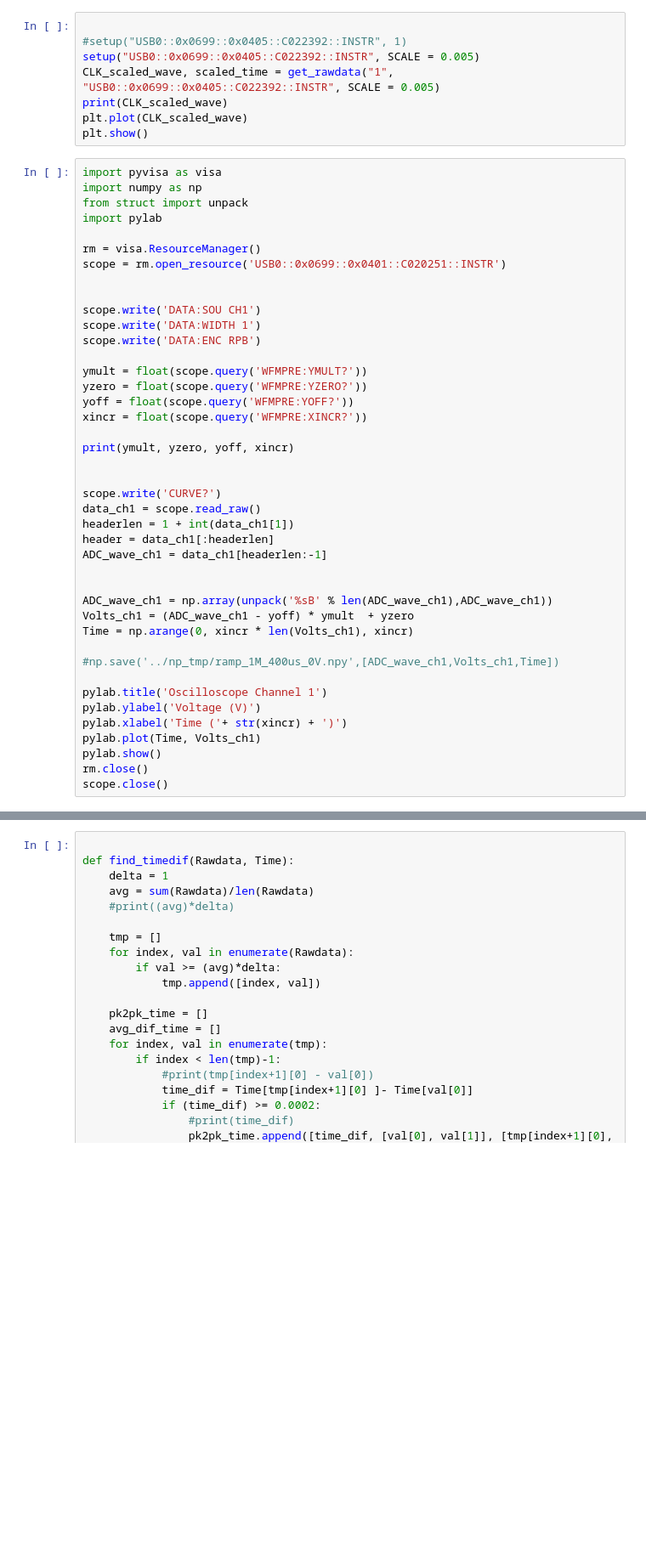
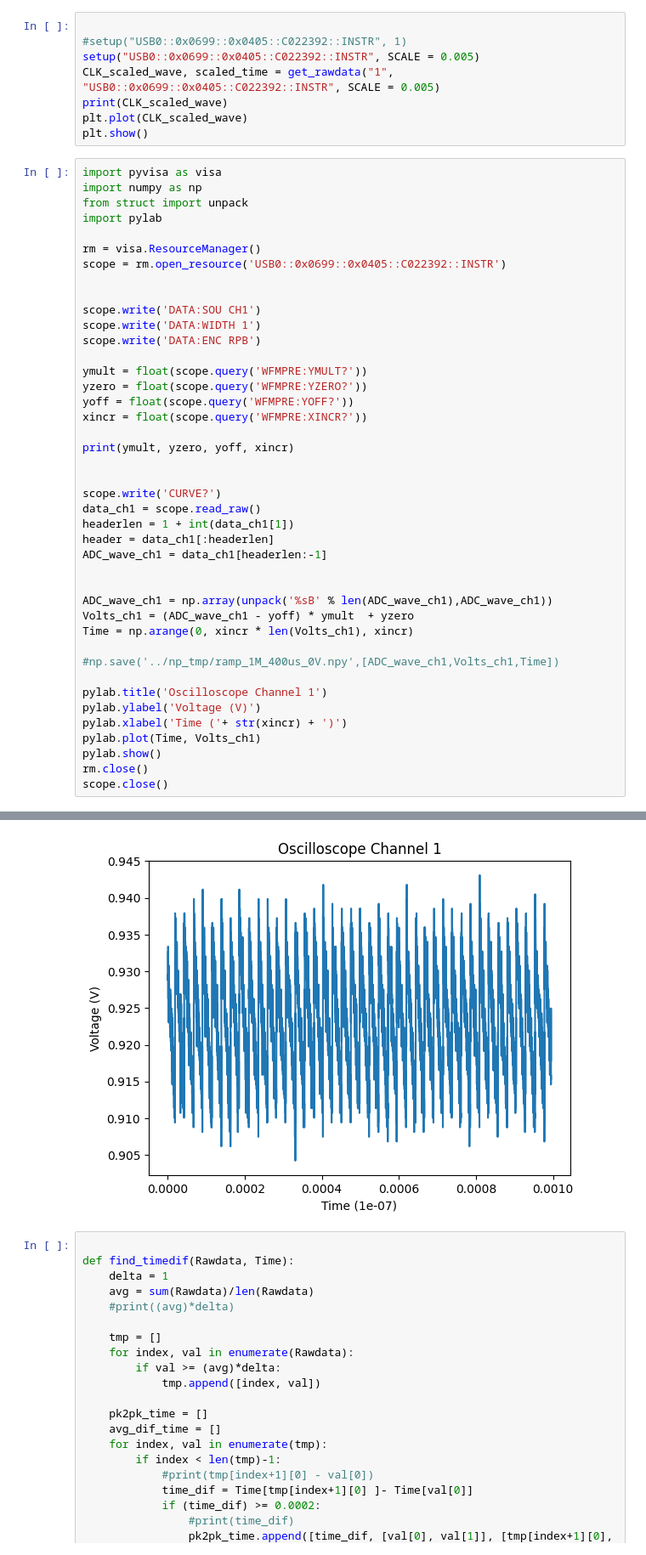
Before and after one commit to 106368030chentairong/SIV-POWER, a Jupyter notebook: test_lib/get_rawdata.ipynb, the cells around one changed output, grey strips where cells are left out. Shown at 85% size. Cells and saved outputs as stored; diff of their text form; blank space fills up the shorter version.

```diff
--- a/test_lib/get_rawdata.ipynb
+++ b/test_lib/get_rawdata.ipynb
@@ -151,7 +151,7 @@ from struct import unpack
 import pylab
 
 rm = visa.ResourceManager()
-scope = rm.open_resource('USB0::0x0699::0x0401::C020251::INSTR')
+scope = rm.open_resource('USB0::0x0699::0x0405::C022392::INSTR')
 
 
 scope.write('DATA:SOU CH1')
@@ -191,3 +191,4 @@ VisaIOError: VI_ERROR_RSRC_NFOUND (-1073807343): Insufficient location informati
+[figure, added]
 # %%
 
 def find_timedif(Rawdata, Time):
```
Also changed, not shown: parts of 7 cells of this notebook, 1 other file.
